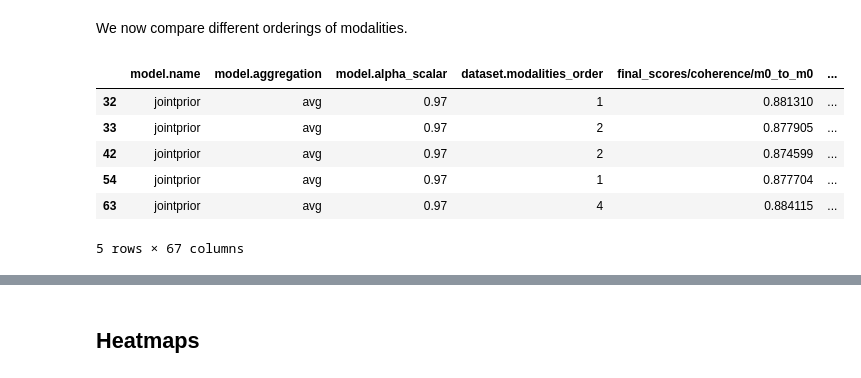
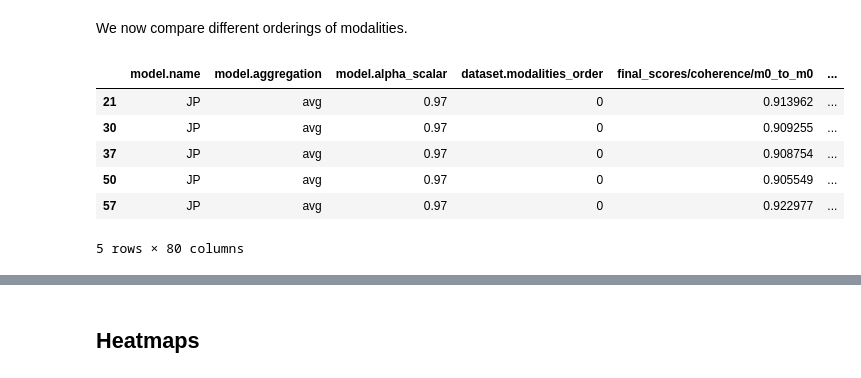
Before and after one commit to eso28599/mmvmvae, a Jupyter notebook: run_PM/process_results.ipynb, the cells around one changed output, grey strips where cells are left out. Cells and saved outputs as stored; diff of their text form; code cells hidden in the pictures.

Commit message:
figure results

```diff
--- a/run_PM/process_results.ipynb
+++ b/run_PM/process_results.ipynb
@@ -46,0 +304,13 @@ df.head()
+# %%
+# df_subset["model.alpha_scalar"].unique()
+alphas = np.array([0., 0.1 , 0.3 , 0.5 ,0.7, 0.9, 0.93, 0.95, 0.97, 0.99])
+# %%
+viridis_samples = mpl.colormaps['viridis'].resampled(10)
+cycler = plt.cycler(color=viridis_samples.colors)
+fig, ax = plt.subplots()
+ax.set_prop_cycle(cycler)
+for i in alphas:
+  df_sub = df_subset[df_subset["model.alpha_scalar"] ==i]
+  plt.plot(df_sub["final_scores/coherence/m2_to_m1_cov"], df_sub["val/fid/m2_to_m1_cov"], "o", label=float(i) )
+plt.legend()
+plt.show()
@@ -46,0 +823,4 @@ df.head()
+# %%
+model_means_jp_mod = df_modality.groupby("dataset.modalities_order")[metric_cols_cov].mean()
+matrices_jp_mod = {name: extract_matrix(row, True) for name, row in model_means_jp_mod.iterrows()}
+produce_alpha_plots(matrices_jp_mod, "../results_figures/alpha_heatmaps_mod.png", n_rows=2, n_cols=3)
@@ -46,0 +852,9 @@ df.head()
+# %%
+# create a matrix where entry i j is the best imputed coherence using modality order i and imputing view j, not using view j
+best_imputed_coherence = np.zeros((5, 5))
+average_imputed_coherence = np.zeros((5, 5))
+for i, view_a in enumerate(views):
+  for j, view_b in enumerate(views):
+    # if view_a != view_b:
+      best_imputed_coherence[j, i] = model_means_jp_mod[view_b + "_best"].iloc[i]
+      average_imputed_coherence[j, i] = model_means_jp_mod[view_b + "_average"].iloc[i]
@@ -386,21 +984,22 @@ plt.show()
 We now compare different orderings of modalities.
 # %%
 labels=['independent', 'AVG', 'MoE', 'MoPoE','MMVM','JP']
-results_mod = pd.read_csv("wandb_results2.csv")
-results_mod["model.alpha_scalar"] = results_mod["model.alpha_scalar"].fillna(0)
-results_mod = results_mod[
-    ["model.name", "model.aggregation", "model.alpha_scalar", "dataset.modalities_order"] + [col for col in df.columns if "final_scores" in col]
-]
-results_mod["dataset.modalities_order"] = [int(res[0]) if len(res) == 1 else
-                                           int(res[1]) for res in results_mod["dataset.modalities_order"].fillna('0')]
-results_mod = results_mod[results_mod["model.name"] == "jointprior"]
+# results_mod = pd.read_csv("wandb_results2.csv")
+results_mod = df.copy()
+# results_mod["model.alpha_scalar"] = results_mod["model.alpha_scalar"].fillna(0)
+# results_mod = results_mod[
+#     ["model.name", "model.aggregation", "model.alpha_scalar", "dataset.modalities_order"] + [col for col in df.columns if "final_scores" in col]
+# ]
+# results_mod["dataset.modalities_order"] = [int(res[0]) if len(res) == 1 else
+#                                            int(res[1]) for res in results_mod["dataset.modalities_order"].fillna('0')]
+results_mod = results_mod[results_mod["model.name"] == "JP"]
 results_mod = results_mod[results_mod["model.alpha_scalar"] == 0.97]
 results_mod.tail()
 # %% [output]
 |  | model.name | model.aggregation | model.alpha_scalar | dataset.modalities_order | final_scores/coherence/m0_to_m0 | ... |
-| 32 | jointprior | avg | 0.97 | 1 | 0.881310 | ... |
-| 33 | jointprior | avg | 0.97 | 2 | 0.877905 | ... |
-| 42 | jointprior | avg | 0.97 | 2 | 0.874599 | ... |
-| 54 | jointprior | avg | 0.97 | 1 | 0.877704 | ... |
-| 63 | jointprior | avg | 0.97 | 4 | 0.884115 | ... |
+| 21 | JP | avg | 0.97 | 0 | 0.913962 | ... |
+| 30 | JP | avg | 0.97 | 0 | 0.909255 | ... |
+| 37 | JP | avg | 0.97 | 0 | 0.908754 | ... |
+| 50 | JP | avg | 0.97 | 0 | 0.905549 | ... |
+| 57 | JP | avg | 0.97 | 0 | 0.922977 | ... |
-5 rows × 67 columns
+5 rows × 80 columns
```
Also changed, not shown: parts of 77 cells of this notebook, 53 other files.
